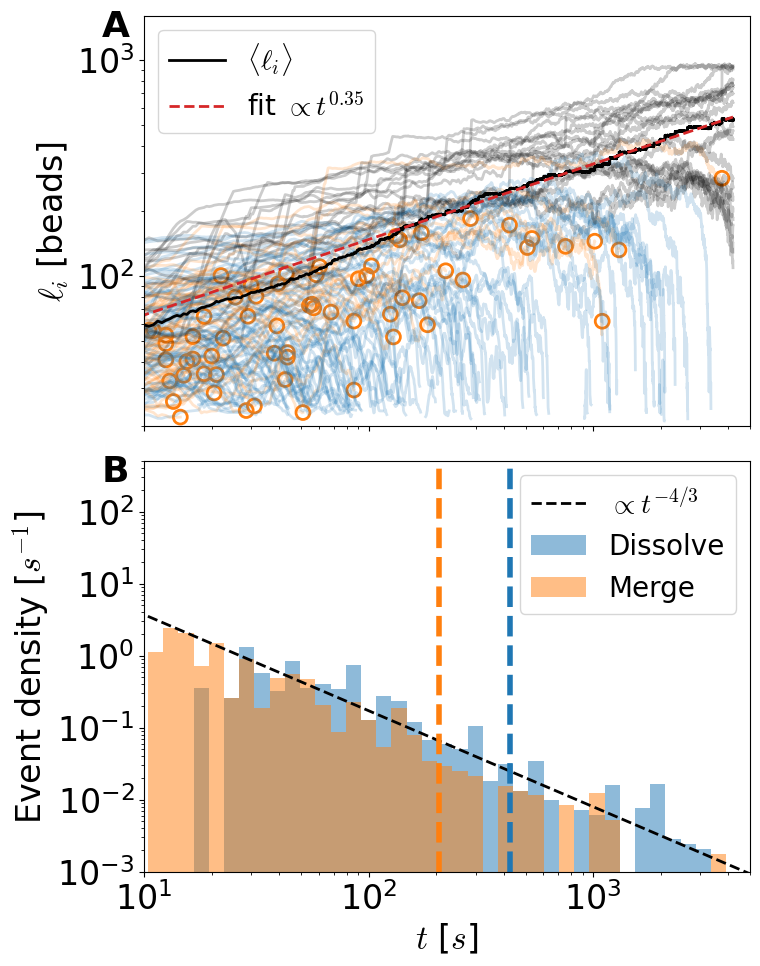
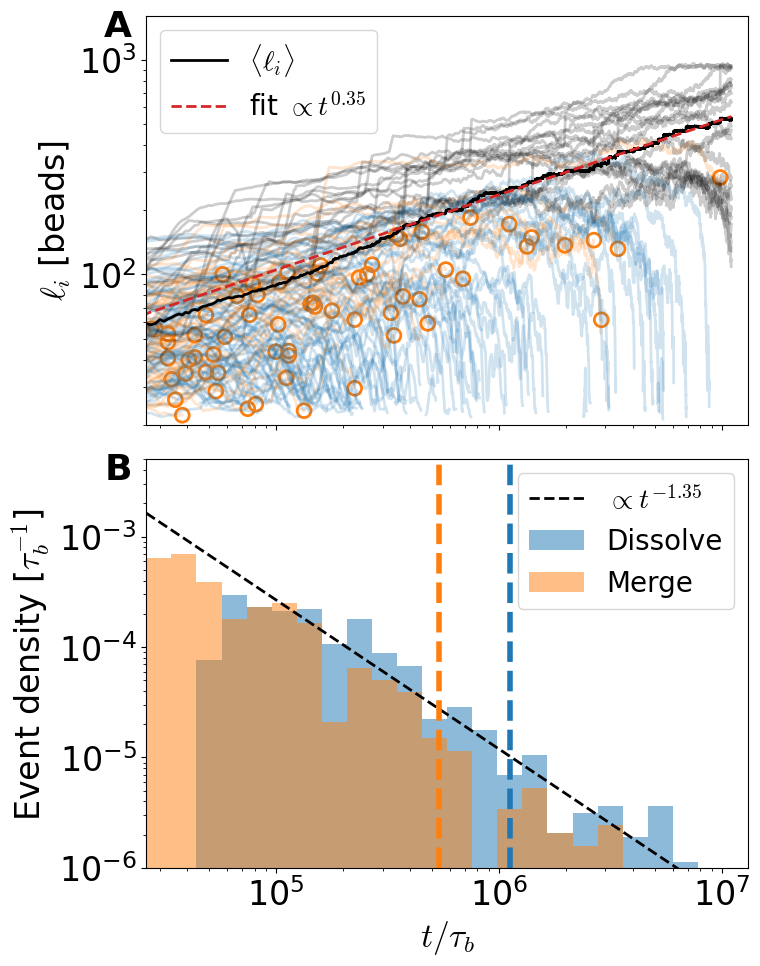
Code edit (unified diff) that turned the first committed figure into the second:
--- before
+++ after
@@ -7,5 +7,5 @@
     merge_times = []
     for clust_dset in h5_data.values():
-        time_arr = clust_dset[:, 0]
+        time_arr = clust_dset[:, 0]/diff_time
         size_arr = clust_dset[:, 1]
         smooth_size_arr = uniform_filter1d(size_arr, size=10)
@@ -46,5 +46,5 @@
 
 
-bins_total = np.logspace(0, 4, 60)
+bins_total = np.logspace(np.log10(10/diff_time), np.log10(5000/diff_time), 25)
 
 # Calculate histograms with density=True
@@ -60,5 +60,6 @@
 _ = axarr[1].bar(merge_bins[:-1], merge_hist_scaled, width=np.diff(merge_bins), align='edge', label='Merge', alpha=.5)
 
-_ = axarr[1].plot(bins_total, 80*np.power(bins_total, -4/3), linestyle='--', color='k', linewidth=2, label=r'$\propto t^{-4/3}$')
+# _ = axarr[1].plot(bins_total, 800*np.power(bins_total, -4/3), linestyle='--', color='k', linewidth=2, label=r'$\propto t^{-4/3}$')
+_ = axarr[1].plot(bins_total, 1500*np.power(bins_total, -1.35), linestyle='--', color='k', linewidth=2, label=r'$\propto t^{-1.35}$')
 
 _ = axarr[1].axvline(np.mean(dissolve_times), color='tab:blue', linestyle='--', linewidth=4,
@@ -70,9 +71,9 @@
 _ = axarr[1].legend()
 _ = axarr[1].set_yscale('log')  
-_ = axarr[1].set_ylabel('Event density [$s^{-1}$]')
-_ = axarr[1].set_xlim(10, 5000)
+_ = axarr[1].set_ylabel('Event density [$\\tau_b^{-1}$]')
+_ = axarr[1].set_xlim(10/diff_time, 5000/diff_time)
 
-_ = axarr[1].set_xlabel("$t$ [$s$]")
-_ = axarr[1].set_ylim(1e-3,500) 
+_ = axarr[1].set_xlabel("$t/\\tau_b$")
+_ = axarr[1].set_ylim(1e-6,5e-3) 
 fig.tight_layout()
 _ = axarr[0].text(-0.07, .95, "A", fontsize=26, transform=axarr[0].transAxes, fontweight='bold')
@@ -94,4 +95,5 @@
 
 total = len(dissolve_times) + len(merge_times)
+print(f"Total events: {total}")
 dissolve_prob = len(dissolve_times) / (len(dissolve_times) + len(merge_times))
 merge_prob = 1 - dissolve_prob

Commit: Nondimensionalized the rest of the figures